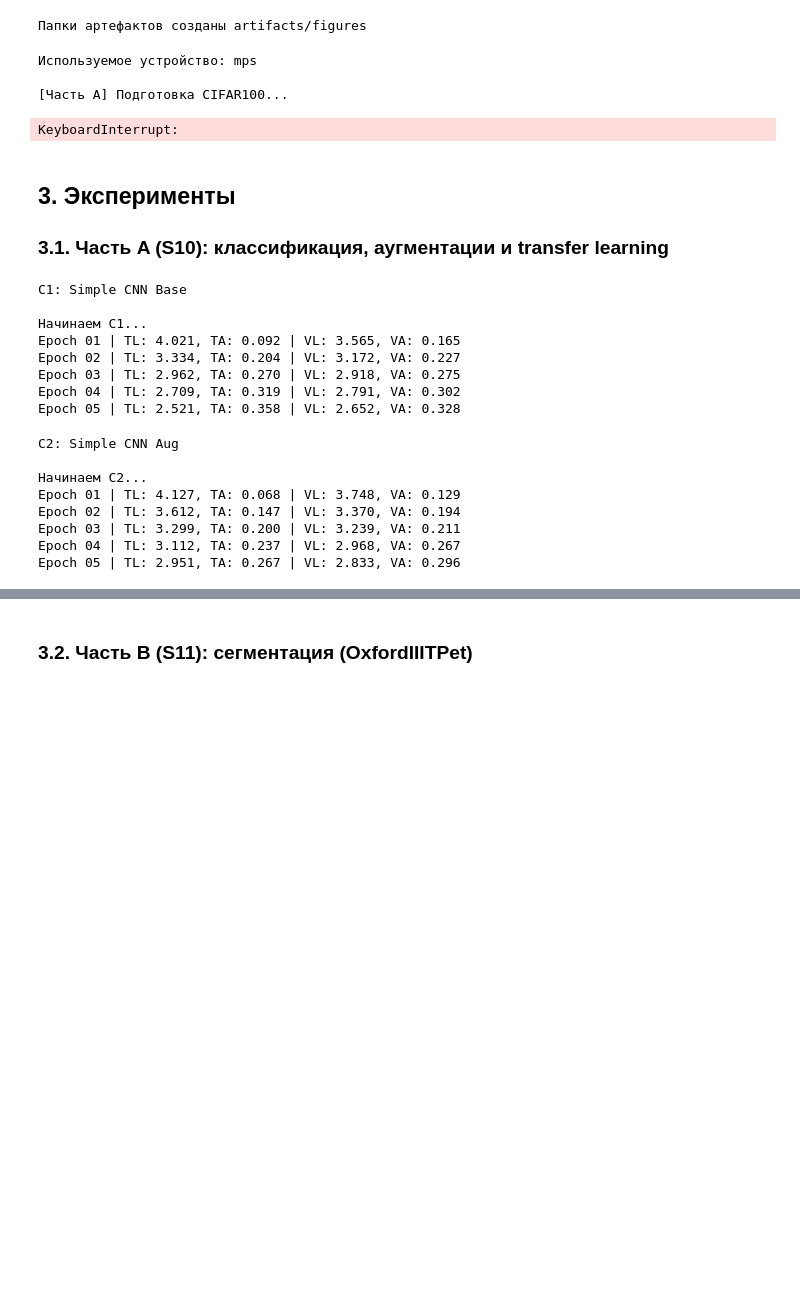
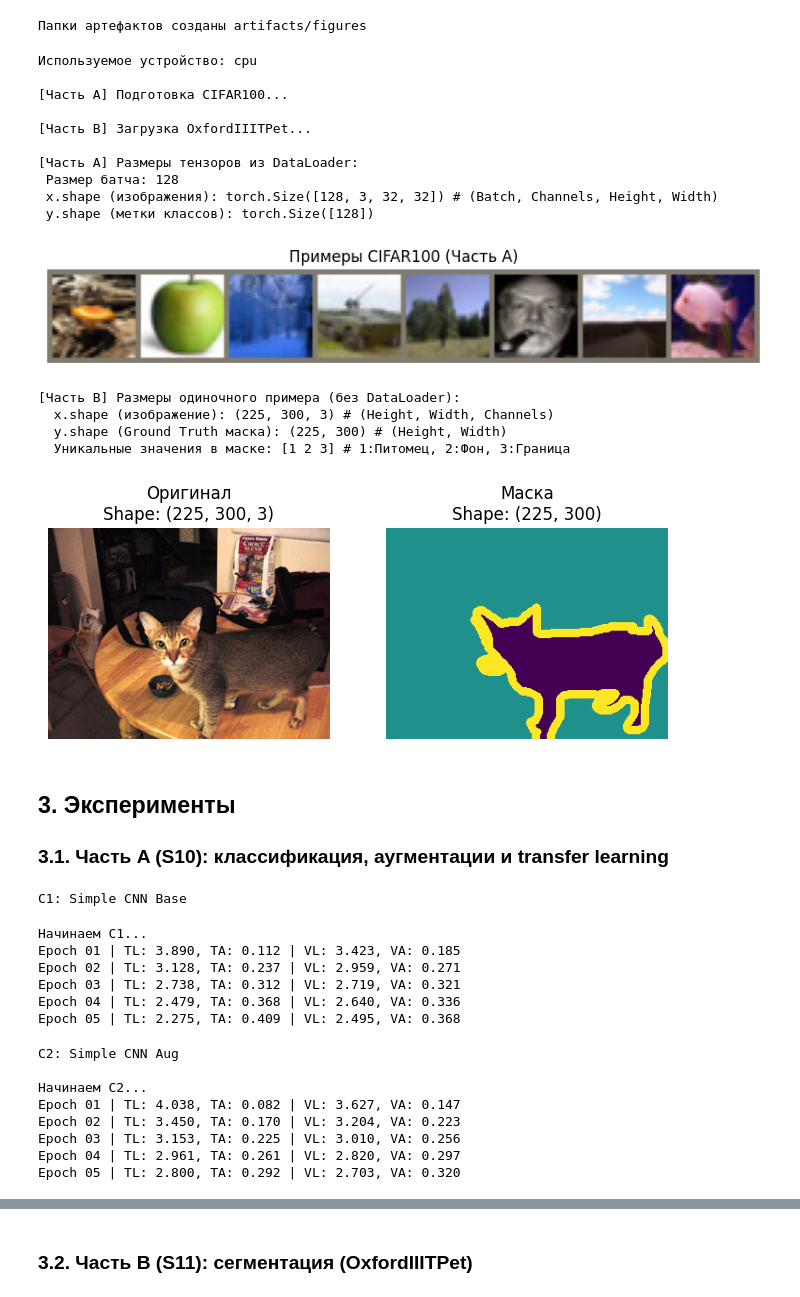
Before and after one commit to SeyYestyq/seyyestyq-aie-student-damir, a Jupyter notebook: homeworks/HW10-11/HW10-11.ipynb, the cells around one changed output, grey strips where cells are left out. Drawn from its saved outputs; the diff is of its cells as text; code cells hidden in the pictures; blank space fills up the shorter version.

```diff
--- a/homeworks/HW10-11/HW10-11.ipynb
+++ b/homeworks/HW10-11/HW10-11.ipynb
@@ -27,7 +27,7 @@ device = torch.device("cuda" if torch.cuda.is_available() else "cpu")
 print(f"Используемое устройство: {device}")
 
 DATA_ROOT = './data'
-BATCH_SIZE = 512
+BATCH_SIZE = 128
 
 # 2.4.2. Данные и DataLoader
 
@@ -91,35 +91,47 @@ def imshow_cifar(img):
 plt.figure(figsize=(10, 2))
 plt.title("Примеры CIFAR100 (Часть A)")
 plt.axis('off')
 imshow_cifar(torchvision.utils.make_grid(images[:8]))
 plt.show()
 
 # Часть B
 pet_img, pet_mask = pet_dataset[0]
 
 # Переводим в numpy массивы
 img_np = np.array(pet_img)
 mask_np = np.array(pet_mask)
 
 print(f"\n[Часть B] Размеры одиночного примера (без DataLoader):")
 print(f"  x.shape (изображение): {img_np.shape} # (Height, Width, Channels)")
 print(f"  y.shape (Ground Truth маска): {mask_np.shape} # (Height, Width)")
 print(f"  Уникальные значения в маске: {np.unique(mask_np)} # 1:Питомец, 2:Фон, 3:Граница")
 
 fig, axes = plt.subplots(1, 2, figsize=(8, 4))
 axes[0].imshow(pet_img)
 axes[0].set_title(f"Оригинал\nShape: {img_np.shape}")
 axes[0].axis('off')
 
 axes[1].imshow(pet_mask, cmap='viridis')
 axes[1].set_title(f"Маска\nShape: {mask_np.shape}")
 axes[1].axis('off')
 plt.show()
 # %% [output]
-Используемое устройство: mps
+Используемое устройство: cpu
 
 [Часть A] Подготовка CIFAR100...
+
+[Часть B] Загрузка OxfordIIITPet...
+
+[Часть A] Размеры тензоров из DataLoader:
+ Размер батча: 128
+ x.shape (изображения): torch.Size([128, 3, 32, 32]) # (Batch, Channels, Height, Width)
+ y.shape (метки классов): torch.Size([128])
+[figure, added]
-KeyboardInterrupt:
+[Часть B] Размеры одиночного примера (без DataLoader):
+  x.shape (изображение): (225, 300, 3) # (Height, Width, Channels)
+  y.shape (Ground Truth маска): (225, 300) # (Height, Width)
+  Уникальные значения в маске: [1 2 3] # 1:Питомец, 2:Фон, 3:Граница
+[figure, added]
 # %%
 # 2.4.3. Базовые функции обучения и оценки
 import pandas as pd
@@ -354,13 +366,12 @@ log_experiment_to_csv("C1", "classification", "CIFAR100", 42, "SimpleCNN", "Adam
                       best_val_acc=best_val_c1, notes="Base transforms only")
 # %% [output]
 C1: Simple CNN Base
-
-Начинаем C1...
-Epoch 01 | TL: 4.021, TA: 0.092 | VL: 3.565, VA: 0.165
-Epoch 02 | TL: 3.334, TA: 0.204 | VL: 3.172, VA: 0.227
-Epoch 03 | TL: 2.962, TA: 0.270 | VL: 2.918, VA: 0.275
-Epoch 04 | TL: 2.709, TA: 0.319 | VL: 2.791, VA: 0.302
-Epoch 05 | TL: 2.521, TA: 0.358 | VL: 2.652, VA: 0.328
+Начинаем C1...
+Epoch 01 | TL: 3.890, TA: 0.112 | VL: 3.423, VA: 0.185
+Epoch 02 | TL: 3.128, TA: 0.237 | VL: 2.959, VA: 0.271
+Epoch 03 | TL: 2.738, TA: 0.312 | VL: 2.719, VA: 0.321
+Epoch 04 | TL: 2.479, TA: 0.368 | VL: 2.640, VA: 0.336
+Epoch 05 | TL: 2.275, TA: 0.409 | VL: 2.495, VA: 0.368
 # %%
 # Эксперимент C2: Simple CNN с аугментациями
 print("C2: Simple CNN Aug")
@@ -376,11 +387,11 @@ log_experiment_to_csv("C2", "classification", "CIFAR100", 42, "SimpleCNN", "Adam
 C2: Simple CNN Aug
 
 Начинаем C2...
-Epoch 01 | TL: 4.127, TA: 0.068 | VL: 3.748, VA: 0.129
-Epoch 02 | TL: 3.612, TA: 0.147 | VL: 3.370, VA: 0.194
-Epoch 03 | TL: 3.299, TA: 0.200 | VL: 3.239, VA: 0.211
-Epoch 04 | TL: 3.112, TA: 0.237 | VL: 2.968, VA: 0.267
-Epoch 05 | TL: 2.951, TA: 0.267 | VL: 2.833, VA: 0.296
+Epoch 01 | TL: 4.038, TA: 0.082 | VL: 3.627, VA: 0.147
+Epoch 02 | TL: 3.450, TA: 0.170 | VL: 3.204, VA: 0.223
+Epoch 03 | TL: 3.153, TA: 0.225 | VL: 3.010, VA: 0.256
+Epoch 04 | TL: 2.961, TA: 0.261 | VL: 2.820, VA: 0.297
+Epoch 05 | TL: 2.800, TA: 0.292 | VL: 2.703, VA: 0.320
 # %%
 # Эксперимент C3: ResNet18 head-only
 print("C3: ResNet18 Head-only ")
```
Also changed, not shown: parts of 4 cells of this notebook, 7 other files.
